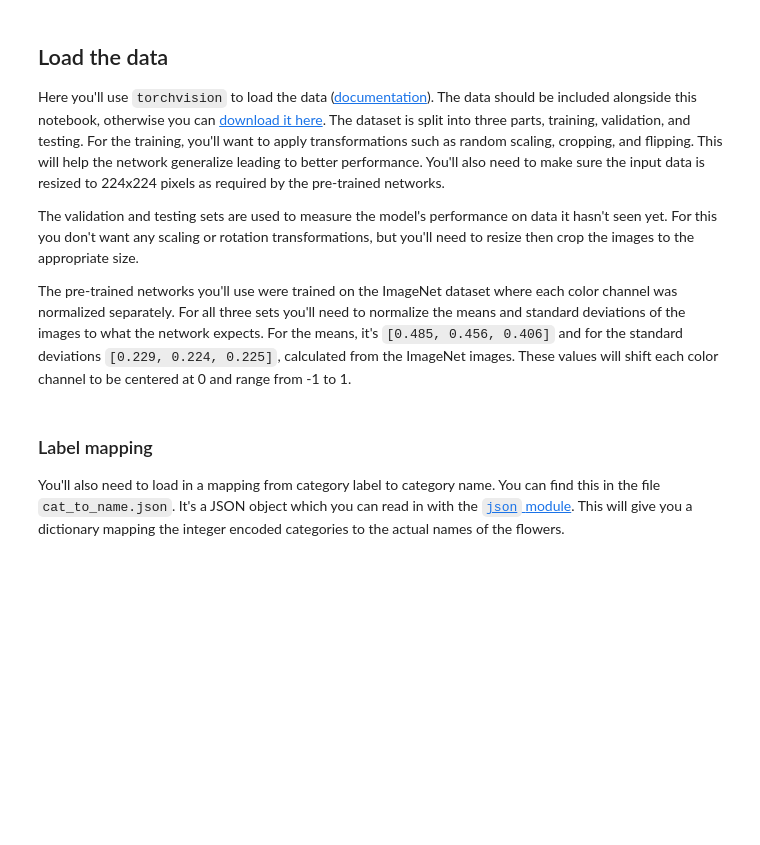
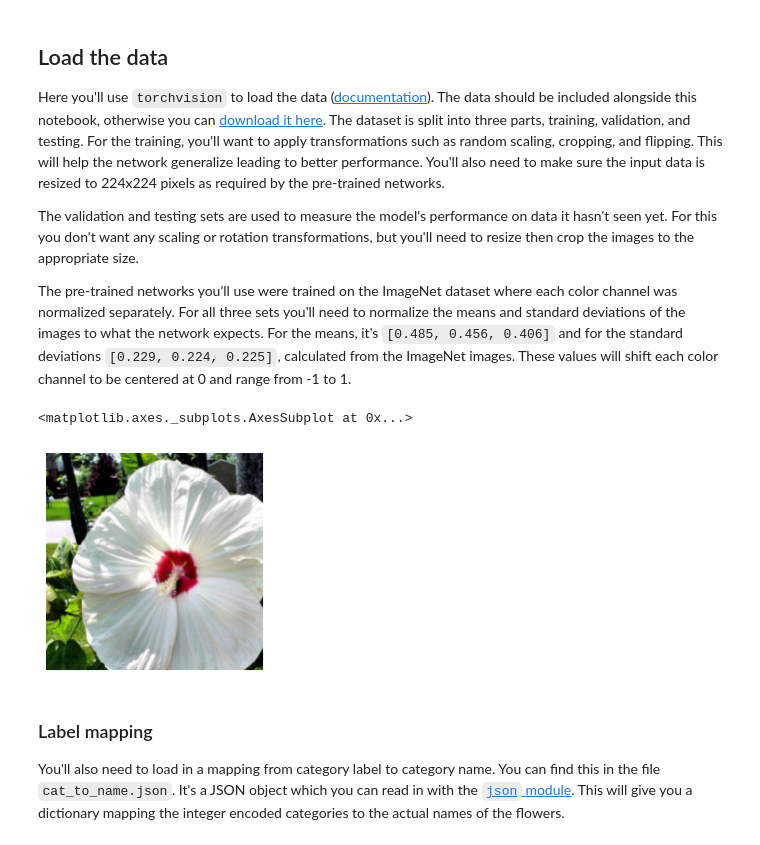
Before and after one commit to chpolyzo/PAIND, a Jupyter notebook: Image Classifier Project.ipynb, the cells around one changed output. Drawn from its saved outputs; the diff is of its cells as text; code cells hidden in the pictures; blank space fills up the shorter version.

```diff
--- a/Image Classifier Project.ipynb
+++ b/Image Classifier Project.ipynb
@@ -68,6 +70,13 @@ test_image_dataset = datasets.ImageFolder(test_dir, transform = test_data_transf
 train_dataloader = torch.utils.data.DataLoader(train_image_dataset, batch_size = 32, shuffle = True)
 valid_dataloader = torch.utils.data.DataLoader(valid_image_dataset, batch_size = 32, shuffle = True)
 test_dataloader = torch.utils.data.DataLoader(test_image_dataset, batch_size = 32, shuffle = True)
+# %%
+data_iter = iter(valid_dataloader)
+images, labels = next(data_iter)
+helper.imshow(images[0],normalize = True)
+# %% [output]
+<matplotlib.axes._subplots.AxesSubplot at 0x...>
+[figure, added]
 # %% [markdown]
 ### Label mapping
 
```
Also changed, not shown: parts of 19 cells of this notebook.
